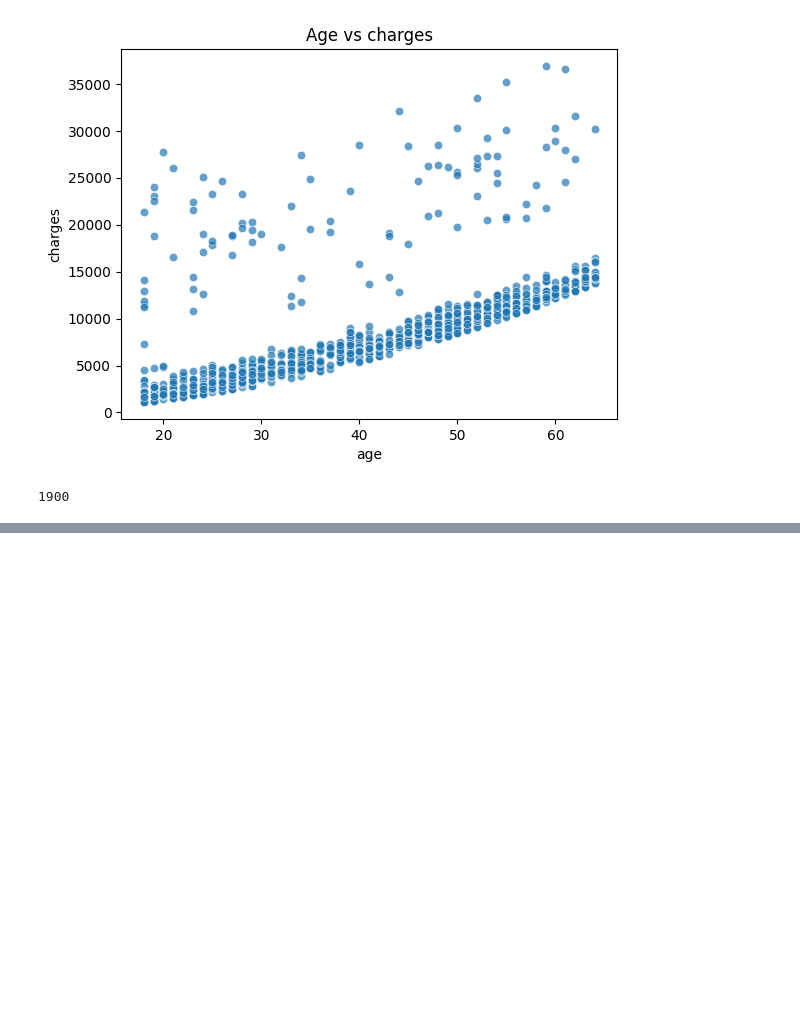
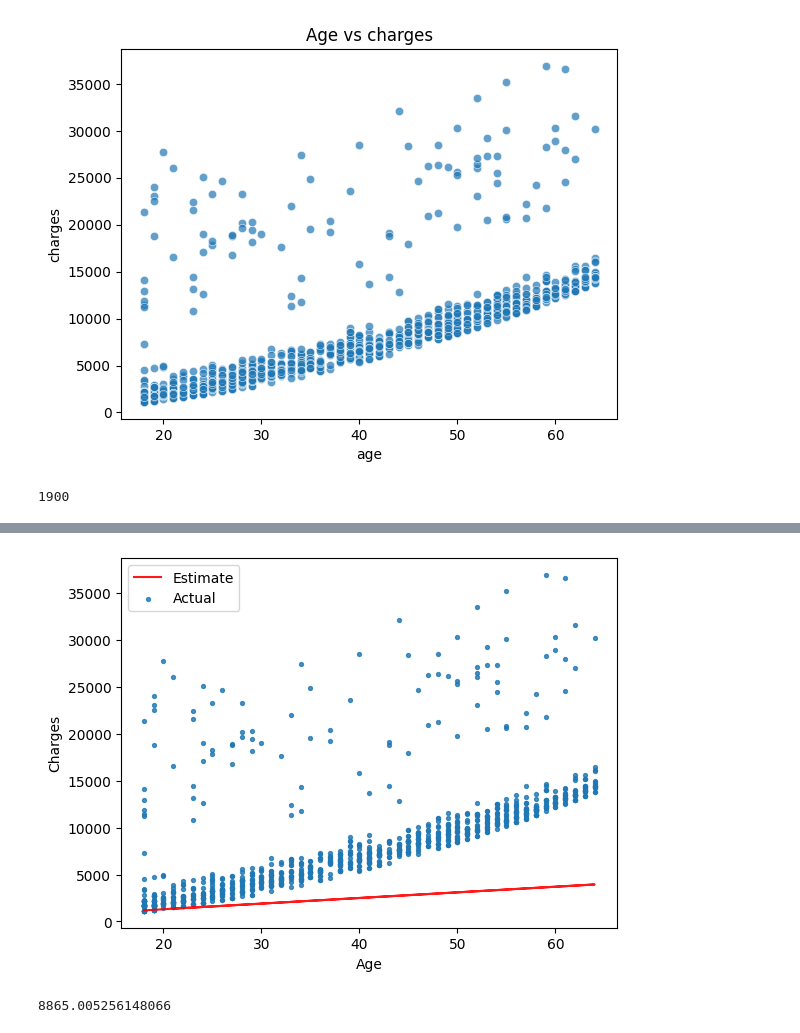
Before and after one commit to Hridayansh018/ML_Basics, a Jupyter notebook: Supervised learning/Self Revision/Linear Regression/Practice_file1.ipynb, the cells around one changed output, grey strips where cells are left out. Saved outputs shown, nothing was run; the diff lists cells and outputs as text; code cells hidden in the pictures; blank space fills up the shorter version.

```diff
--- a/Supervised learning/Self Revision/Linear Regression/Practice_file1.ipynb
+++ b/Supervised learning/Self Revision/Linear Regression/Practice_file1.ipynb
@@ -166,0 +244,6 @@ UnboundLocalError: cannot access local variable 'estimate_charges' where it is n
+# %%
+w = 60
+b = 100
+try_parameters(w, b)
+# %% [output]
+[figure, added]
@@ -166,0 +253,4 @@ UnboundLocalError: cannot access local variable 'estimate_charges' where it is n
+# %%
+rmse(target, predicted)
+# %% [output]
+8865.005256148066
```
Also changed, not shown: parts of 29 cells of this notebook.
